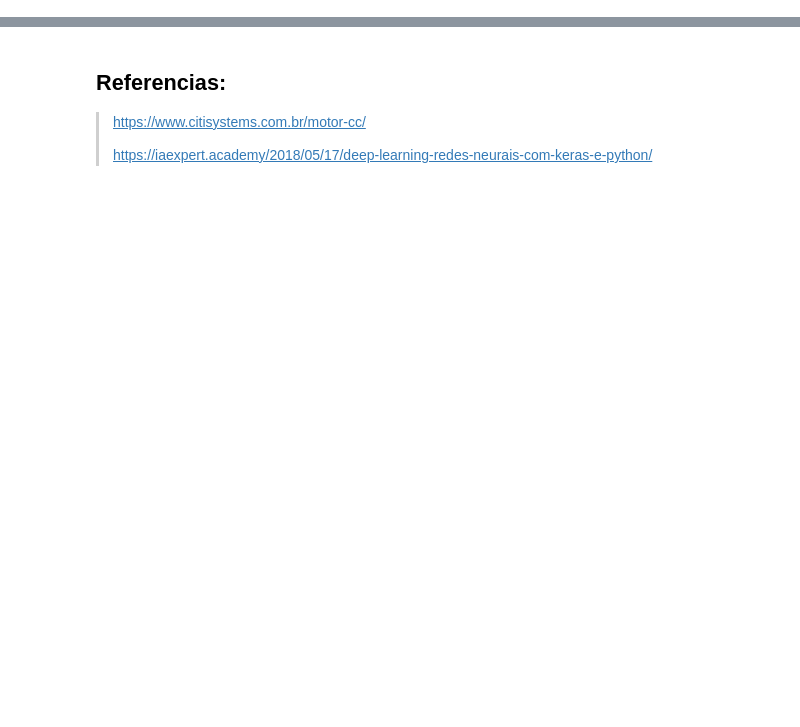
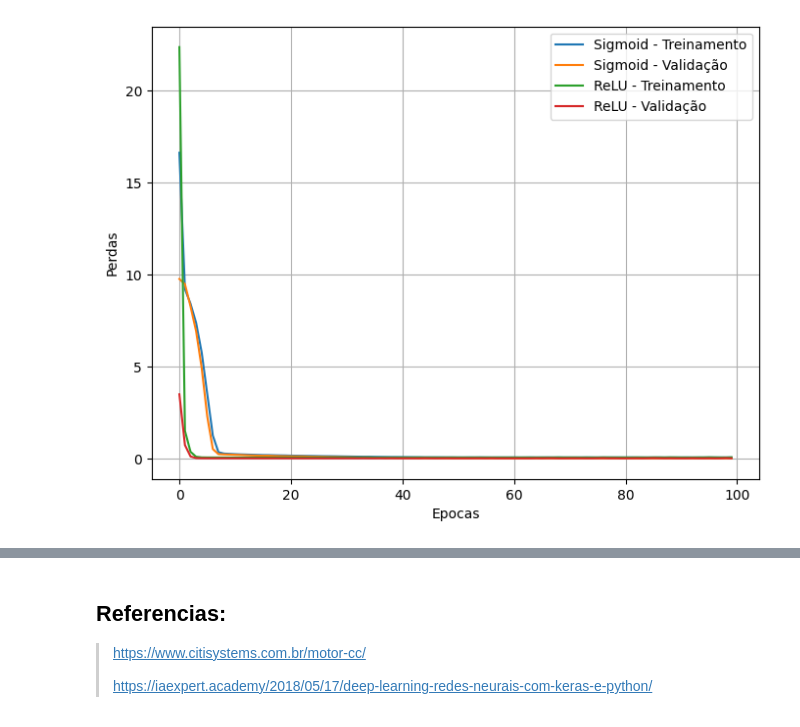
Before and after one commit to KepryDeSousa/Inteligencia-Computacional-I, a Jupyter notebook: Relatorio_VI__MLP.ipynb, the cells around one changed output, grey strips where cells are left out. Cells and saved outputs as stored; diff of their text form; code cells hidden in the pictures; blank space fills up the shorter version.

```diff
--- a/Relatorio_VI__MLP.ipynb
+++ b/Relatorio_VI__MLP.ipynb
@@ -93,0 +17,75 @@ Loss:  432501.28125
+# %%
+import numpy as np
+import matplotlib.pyplot as plt
+from sklearn.model_selection import train_test_split
+from sklearn.preprocessing import MinMaxScaler
+from tensorflow.keras.models import Sequential
+from tensorflow.keras.layers import Dense
+from tensorflow.keras.optimizers import Adam
+from tensorflow.keras.losses import MeanSquaredError
+
+# Dados dos parâmetros do motor CC
+vi_max = 30.0  # Volts
+Ia_max = 2.0  # Amperes
+Ra = 3.0  # Ohms
+La = 6.0e-3  # Henries
+Ki = 50.0e-3  # Nm/A
+T_nominal = 0.1  # Newton-metro
+Jm = 40.0e-6  # Kg*m^2
+Bm = 40.0e-6  # Kg*m^2/s
+w_nominal = 300.0  # Radianos/s
+
+def planta(vi):
+    Kp = Ki / (Ra * La)
+    num = [Kp]
+    den = [La * Jm, (La * Bm + Ra * Jm), (Ra * Bm + Kp ** 2)]
+    _, a, _ = signal.lsim((num, den), vi, np.linspace(0, len(vi), len(vi)))
+    return a
+
+# Geração dos dados de entrada e saída
+np.random.seed(0)
+N = 1000
+vi = np.random.uniform(0, vi_max, N)
+torque = planta(vi)
+
+# Divisão dos dados
+X_train, X_test, y_train, y_test = train_test_split(vi, torque, test_size=0.2, random_state=0)
+
+# Pré-processament Sigmoid
+scaler = MinMaxScaler(feature_range=(-1, 1))
+X_train = scaler.fit_transform(X_train.reshape(-1, 1))
+X_test = scaler.transform(X_test.reshape(-1, 1))
+
+# Sigmoid
+model_sigmoid = Sequential()
+model_sigmoid.add(Dense(15, activation='sigmoid', input_shape=(1,)))
+model_sigmoid.add(Dense(15, activation='sigmoid'))
+model_sigmoid.add(Dense(1))
+
+# ReLU
+model_relu = Sequential()
+model_relu.add(Dense(15, activation='relu', input_shape=(1,)))
+model_relu.add(Dense(15, activation='relu'))
+model_relu.add(Dense(1))
+
+# Compilação dos modelos
+model_sigmoid.compile(optimizer=Adam(learning_rate=0.01), loss=MeanSquaredError())
+model_relu.compile(optimizer=Adam(learning_rate=0.01), loss=MeanSquaredError())
+
+
+history_sigmoid = model_sigmoid.fit(X_train, y_train, epochs=100, validation_data=(X_test, y_test), verbose=0)
+history_relu = model_relu.fit(X_train, y_train, epochs=100, validation_data=(X_test, y_test), verbose=0)
+
+# Plot do gráfico de perda
+plt.figure(figsize=(8, 6))
+plt.plot(history_sigmoid.history['loss'], label='Sigmoid - Treinamento')
+plt.plot(history_sigmoid.history['val_loss'], label='Sigmoid - Validação ')
+plt.plot(history_relu.history['loss'], label='ReLU - Treinamento ')
+plt.plot(history_relu.history['val_loss'], label='ReLU - Validação')
+plt.xlabel('Epocas')
+plt.ylabel('Perdas')
+plt.legend()
+plt.grid(True)
+plt.show()
+# %% [output]
+[figure, added]
```
Also changed, not shown: parts of 3 cells of this notebook.
